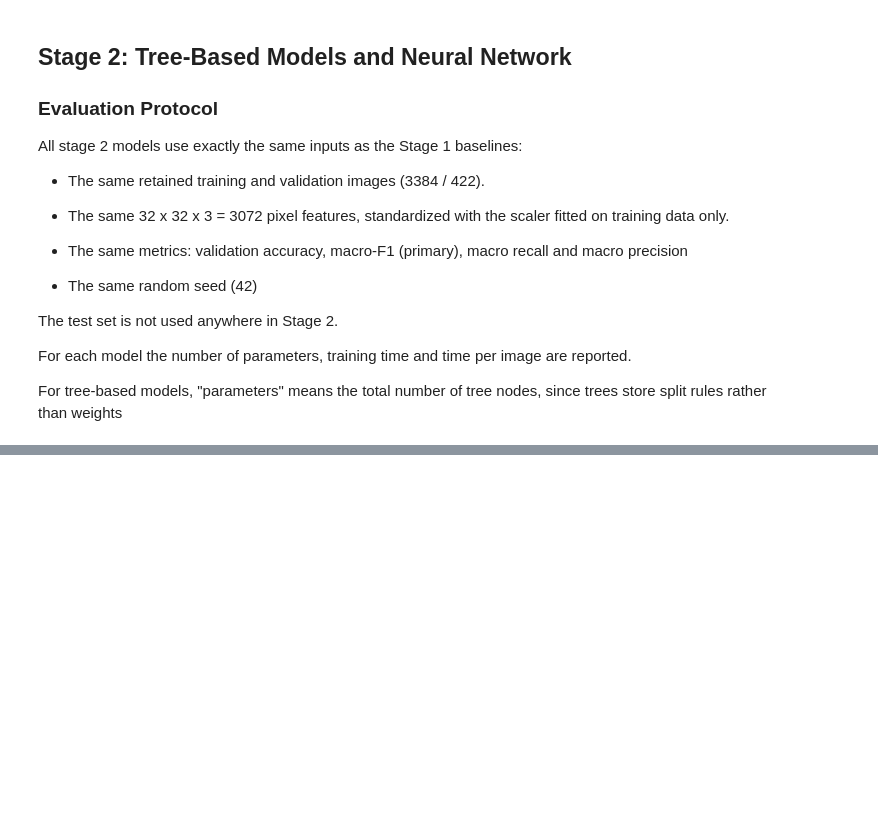
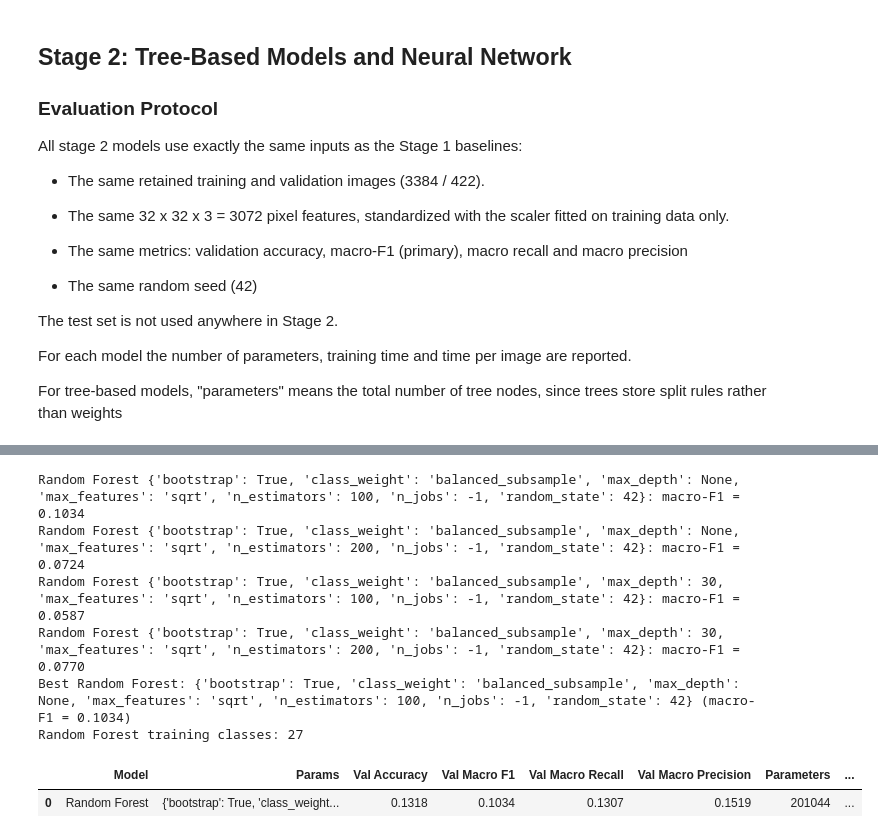
Before and after one commit to lmurariuUWO/DS3000_Project_Group04, a Jupyter notebook: DS3000_Project_Group04.ipynb, the cells around one changed output, grey strips where cells are left out. Drawn from its saved outputs; the diff is of its cells as text; code cells hidden in the pictures; blank space fills up the shorter version.

Commit message:
Add Random Forest grid search

```diff
--- a/DS3000_Project_Group04.ipynb
+++ b/DS3000_Project_Group04.ipynb
@@ -787,0 +795,28 @@ Classes in training data: 27
+# %%
+# Random Forest bagging model; evaluate with the shared Stage 2 metrics
+from sklearn.ensemble import RandomForestClassifier
+
+random_forest_grid = {
+    "n_estimators": [100, 200],
+    "max_depth": [None, 30],
+    "max_features": ["sqrt"],
+    "class_weight": ["balanced_subsample"],
+    "bootstrap": [True],
+    "random_state": [SEED],
+    "n_jobs": [-1],
+}
+
+random_forest_model, random_forest_row = run_grid(
+    "Random Forest", RandomForestClassifier, random_forest_grid
+)
+print(f"Random Forest training classes: {len(random_forest_model.classes_)}")
+display(pd.DataFrame([random_forest_row]).round(4))
+# %% [output]
+Random Forest {'bootstrap': True, 'class_weight': 'balanced_subsample', 'max_depth': None, 'max_features': 'sqrt', 'n_estimators': 100, 'n_jobs': -1, 'random_state': 42}: macro-F1 = 0.1034
+Random Forest {'bootstrap': True, 'class_weight': 'balanced_subsample', 'max_depth': None, 'max_features': 'sqrt', 'n_estimators': 200, 'n_jobs': -1, 'random_state': 42}: macro-F1 = 0.0724
+Random Forest {'bootstrap': True, 'class_weight': 'balanced_subsample', 'max_depth': 30, 'max_features': 'sqrt', 'n_estimators': 100, 'n_jobs': -1, 'random_state': 42}: macro-F1 = 0.0587
+Random Forest {'bootstrap': True, 'class_weight': 'balanced_subsample', 'max_depth': 30, 'max_features': 'sqrt', 'n_estimators': 200, 'n_jobs': -1, 'random_state': 42}: macro-F1 = 0.0770
+Best Random Forest: {'bootstrap': True, 'class_weight': 'balanced_subsample', 'max_depth': None, 'max_features': 'sqrt', 'n_estimators': 100, 'n_jobs': -1, 'random_state': 42} (macro-F1 = 0.1034)
+Random Forest training classes: 27
+|  | Model | Params | Val Accuracy | Val Macro F1 | Val Macro Recall | Val Macro Precision | Parameters | ... |
+| 0 | Random Forest | {'bootstrap': True, 'class_weight... | 0.1318 | 0.1034 | 0.1307 | 0.1519 | 201044 | ... |
```
Also changed, not shown: parts of 11 cells of this notebook.
